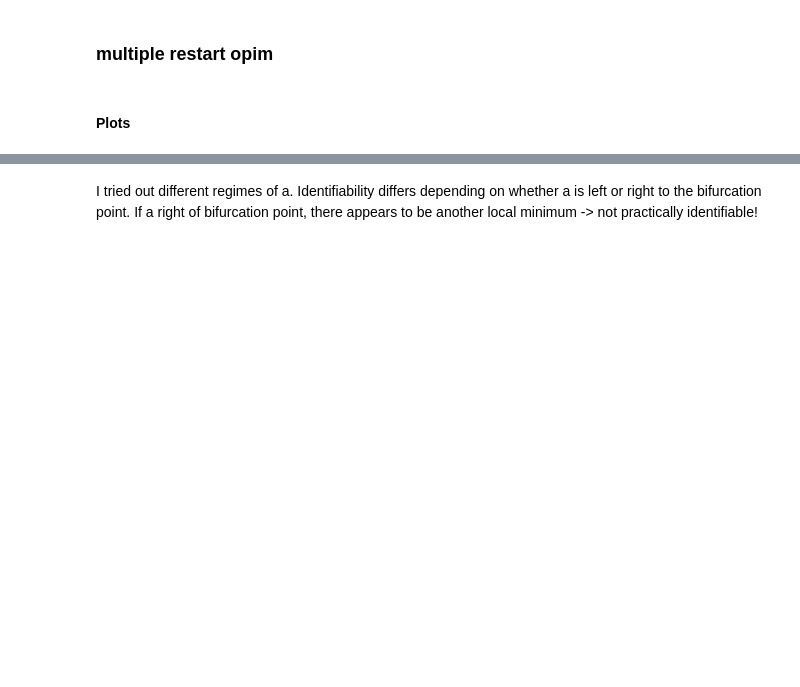
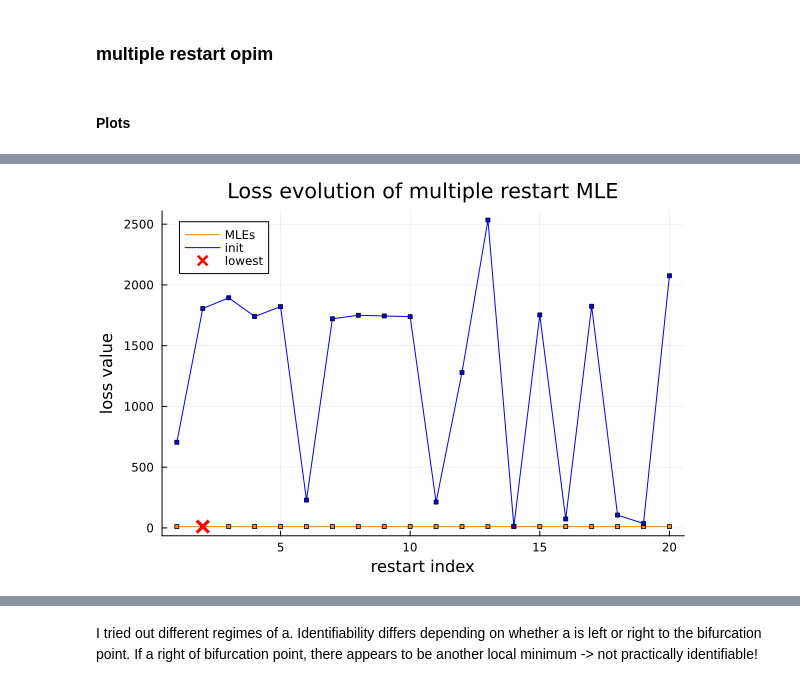
Before and after one commit to lisab00/ma-code, a Jupyter notebook: notebooks/playground/identifiability/practical_identifiability.ipynb, the cells around one changed output, grey strips where cells are left out. Cells and saved outputs as stored; diff of their text form; code cells hidden in the pictures; blank space fills up the shorter version.

```diff
--- a/notebooks/playground/identifiability/practical_identifiability.ipynb
+++ b/notebooks/playground/identifiability/practical_identifiability.ipynb
@@ -93,0 +97,5 @@ scatter!([best_loss_ind], [losses[best_loss_ind]], markershape=:x, markerstrokew
+# %%
+# plot losses
+plot_mult_restart_losses(inits_loss, losses, best_loss_ind)
+# %% [output]
+[figure, added]
```
Also changed, not shown: parts of 9 cells of this notebook.
